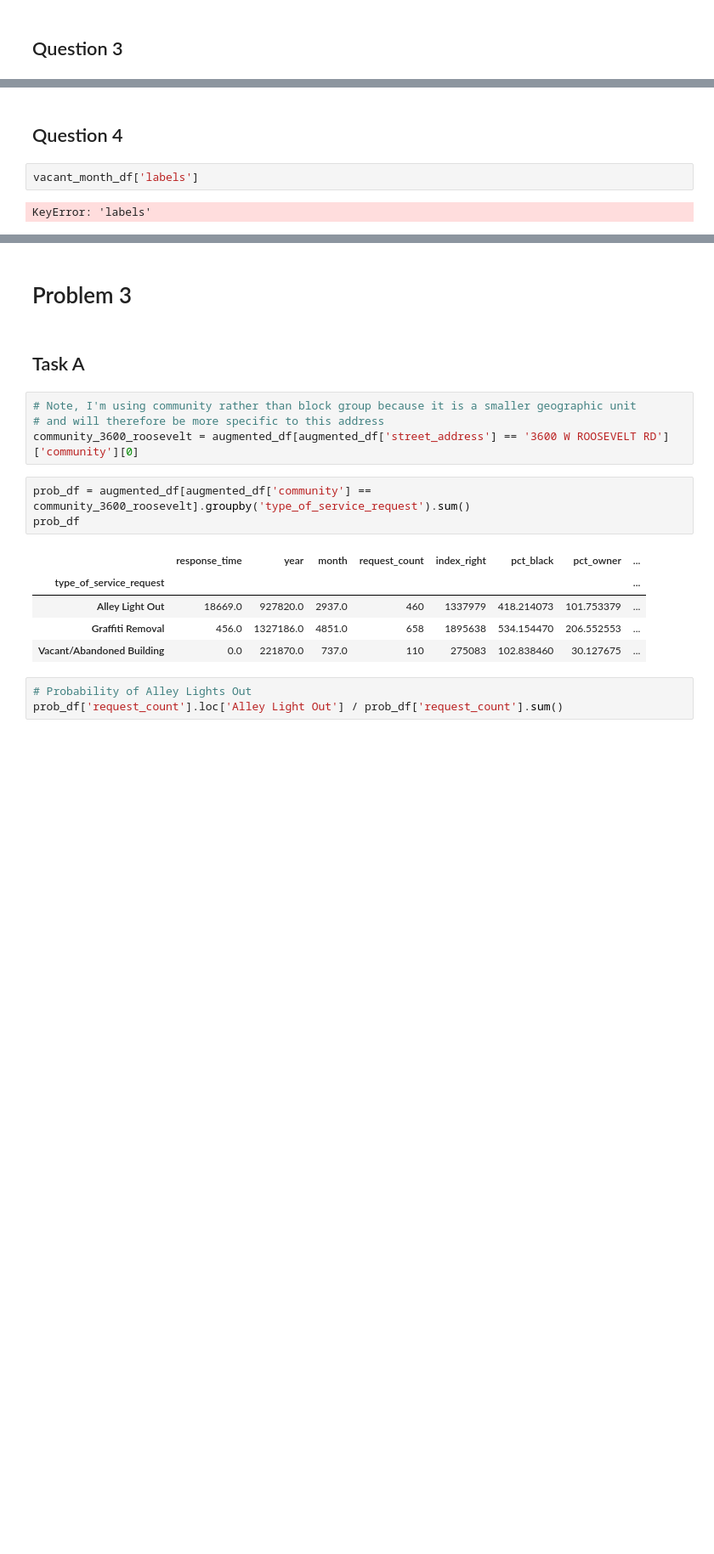
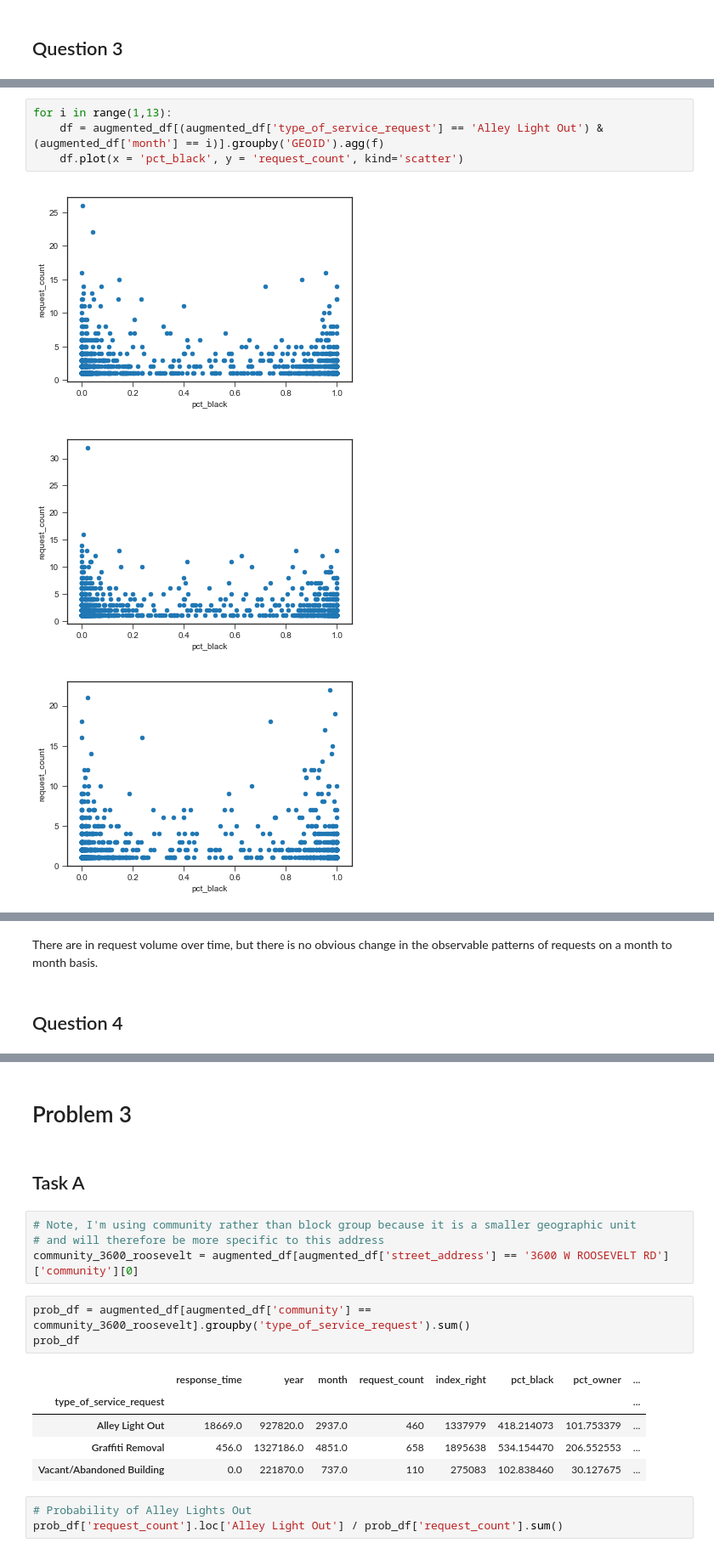
Before and after one commit to cherdeman/ML_for_Public_Policy, a Jupyter notebook: Assignment1/Herdeman - Assignment 1.ipynb, the cells around one changed output, grey strips where cells are left out. Shown at 85% size. Cells and saved outputs as stored; diff of their text form; blank space fills up the shorter version.

```diff
--- a/Assignment1/Herdeman - Assignment 1.ipynb
+++ b/Assignment1/Herdeman - Assignment 1.ipynb
@@ -175,0 +189,8 @@ vacant_month_df[vacant.plot(x = 'pct_black', y = 'request_count', kind='scatter'
+# %%
+for i in range(1,13):
+    df = augmented_df[(augmented_df['type_of_service_request'] == 'Alley Light Out') & (augmented_df['month'] == i)].groupby('GEOID').agg(f)
+    df.plot(x = 'pct_black', y = 'request_count', kind='scatter')
+# %% [output]
+[figure, added]
+[figure, added]
+[figure, added]
@@ -176,6 +206,4 @@ vacant_month_df[vacant.plot(x = 'pct_black', y = 'request_count', kind='scatter'
+# %% [markdown]
+There are in request volume over time, but there is no obvious change in the observable patterns of requests on a month to month basis.
 # %% [markdown]
 ## Question 4
-# %%
-vacant_month_df['labels']
-# %% [output]
-KeyError: 'labels'
```
Also changed, not shown: parts of 6 cells of this notebook.
